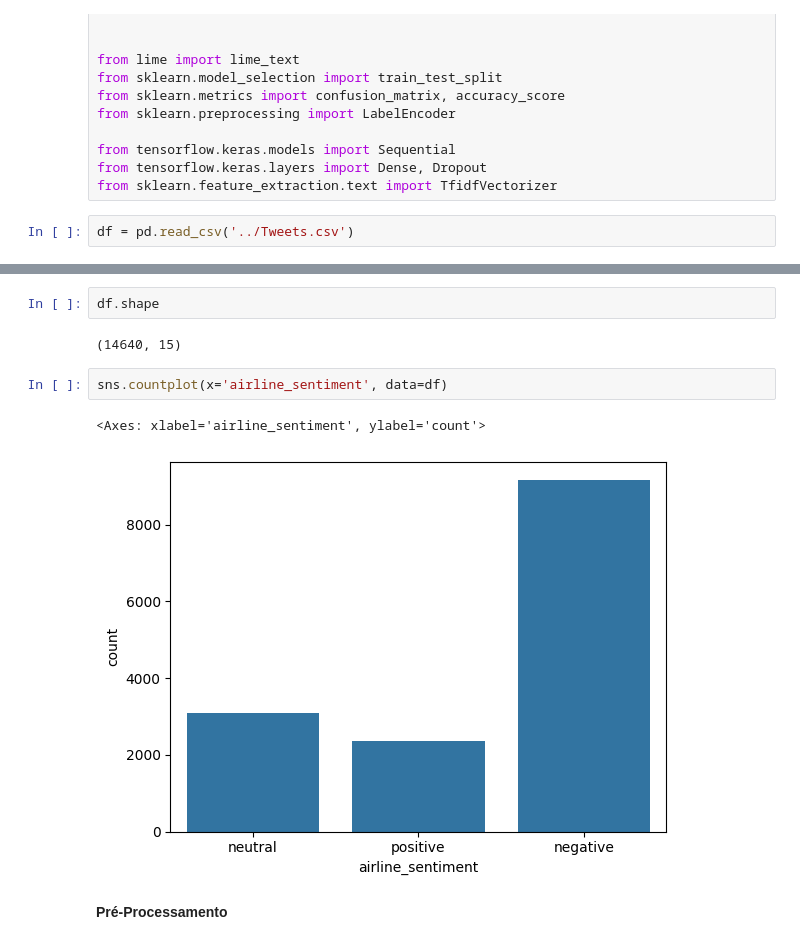
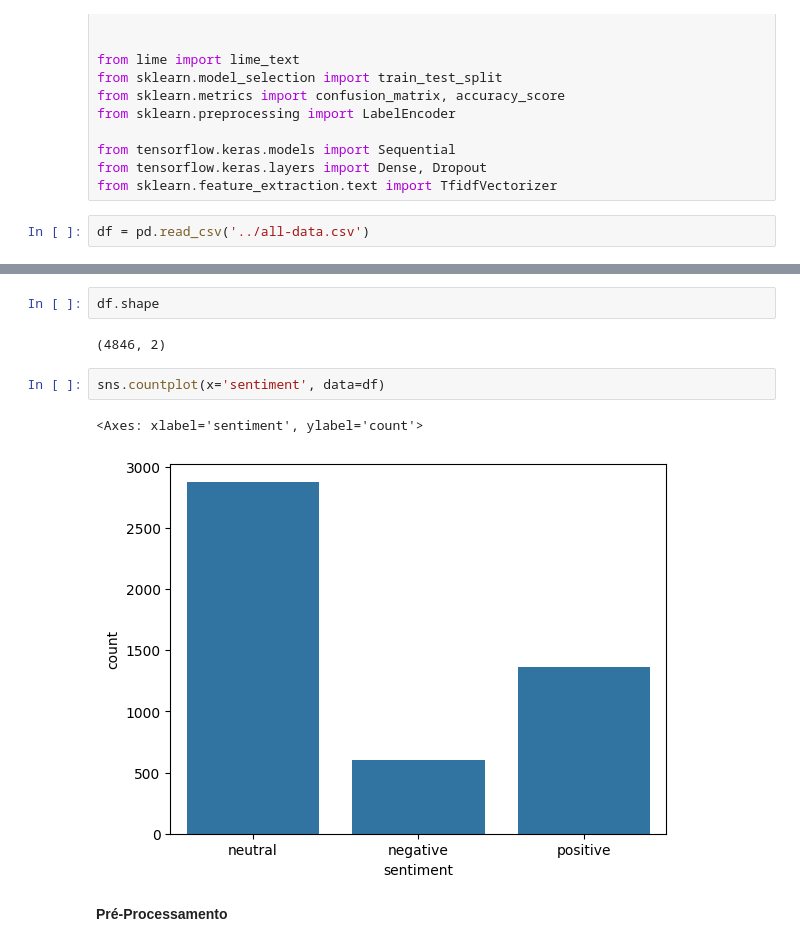
Before and after one commit to LuirysN/MLP-X-XGBoost-COM-DADOS-DESBALANCEADOS, a Jupyter notebook: dataset financial/mlp/3- mlp_balancing_oversampling.ipynb, the cells around one changed output, grey strips where cells are left out. Saved outputs shown, nothing was run; the diff lists cells and outputs as text.

```diff
--- a/dataset financial/mlp/3- mlp_balancing_oversampling.ipynb
+++ b/dataset financial/mlp/3- mlp_balancing_oversampling.ipynb
@@ -103,7 +103,7 @@ from tensorflow.keras.models import Sequential
 from tensorflow.keras.layers import Dense, Dropout
 from sklearn.feature_extraction.text import TfidfVectorizer
 # %%
-df = pd.read_csv('../Tweets.csv')
+df = pd.read_csv('../all-data.csv')
 # %%
 df.head()
 # %% [output]
@@ -116,12 +116,12 @@ df.head()
 # %%
 df.shape
 # %% [output]
-(14640, 15)
+(4846, 2)
 # %%
-sns.countplot(x='airline_sentiment', data=df)
+sns.countplot(x='sentiment', data=df)
 # %% [output]
-<Axes: xlabel='airline_sentiment', ylabel='count'>
+<Axes: xlabel='sentiment', ylabel='count'>
-[figure, old version]
+[figure, new version]
 # %% [markdown]
 **Pré-Processamento**
 # %%
```
Also changed, not shown: parts of 16 cells of this notebook.
